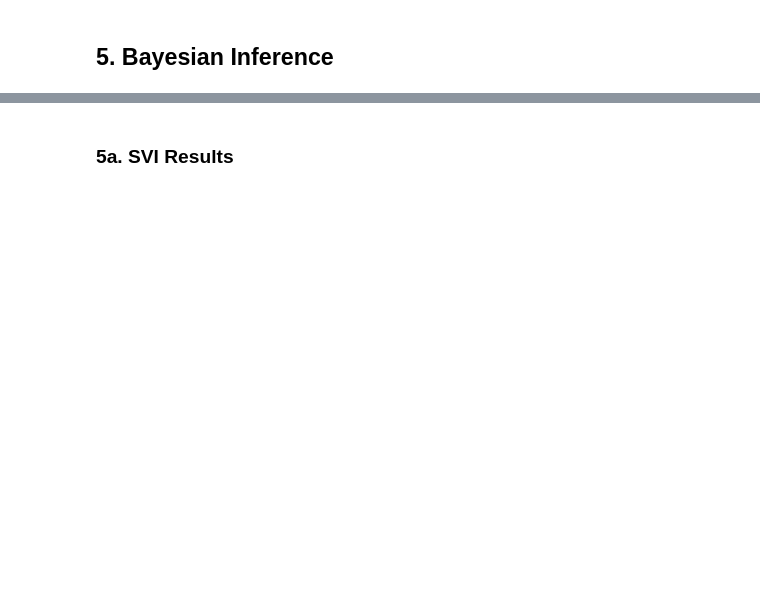
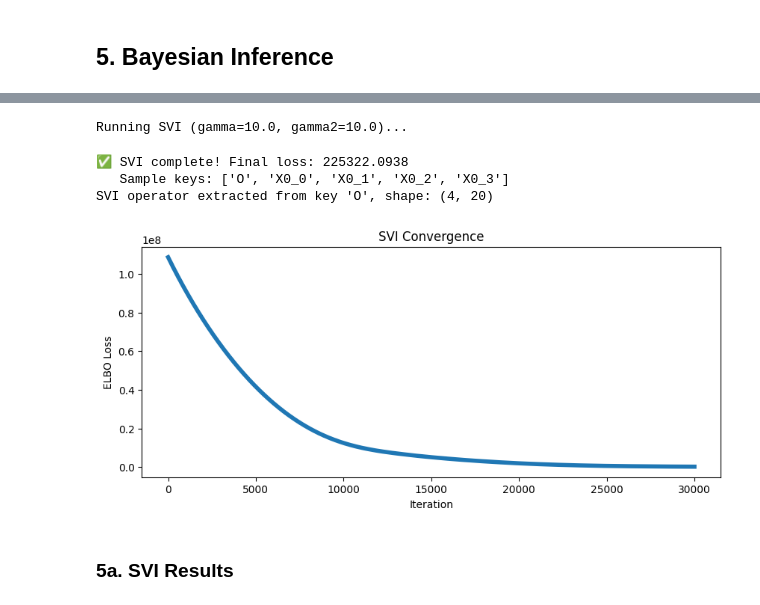
Before and after one commit to Anthony50102/probabilistic_rom_inference, a Jupyter notebook: experiments/fitz_nagumo/02_full_bayesian.ipynb, the cells around one changed output, grey strips where cells are left out. Cells and saved outputs as stored; diff of their text form; code cells hidden in the pictures; blank space fills up the shorter version.

```diff
--- a/experiments/fitz_nagumo/02_full_bayesian.ipynb
+++ b/experiments/fitz_nagumo/02_full_bayesian.ipynb
@@ -159,5 +201,5 @@ plt.show()
 Ls, Vs, Ns, gp_models = fit_gp_hyperparameters_mle(
     time_domain=time_sampled,
     snapshots=training_data,
-    verbose=True
+    verbose=VERBOSE
 )
@@ -212,34 +270,42 @@ print("Bayesian model built")
 if RUN_SVI:
     svi_result = run_svi(
         model=bayesian_opinf_model,
         rng_key=rng_key,
         time_eval=time_eval,
         gamma=GAMMA,
         gamma2=GAMMA2,
         num_steps=30000,
         learning_rate=1e-4,
-        verbose=True,
+        verbose=VERBOSE,
         guide=GUIDE
     )
     samples = svi_result.samples
 
     # Extract operator for potential MCMC initialization
+    # AutoDelta stores as 'O_auto_loc', MCMC stores as 'O'
     O_key = next((k for k in samples.keys() if 'O' in k and 'ode' not in k.lower()), None)
     if O_key:
         svi_O = samples[O_key]
+        # Get point estimate (mean over samples or first sample)
         svi_O_init = svi_O.mean(axis=0) if svi_O.ndim > 2 else svi_O[0]
         print(f"SVI operator extracted from key '{O_key}', shape: {svi_O_init.shape}")
     else:
         svi_O_init = None
         print("Warning: Could not extract O from SVI samples")
 
     # Plot loss
     plt.figure(figsize=(10, 4))
     plt.plot(svi_result.losses, lw=4)
     plt.xlabel('Iteration')
     plt.ylabel('ELBO Loss')
     plt.title('SVI Convergence')
     plt.show()
+# %% [output]
+Running SVI (gamma=10.0, gamma2=10.0)...
+✅ SVI complete! Final loss: 225322.0938
+   Sample keys: ['O', 'X0_0', 'X0_1', 'X0_2', 'X0_3']
+SVI operator extracted from key 'O', shape: (4, 20)
+[figure, added]
 # %% [markdown]
 ### 5a. SVI Results
 # %%
```
Also changed, not shown: parts of 14 cells of this notebook, 1 other file.
